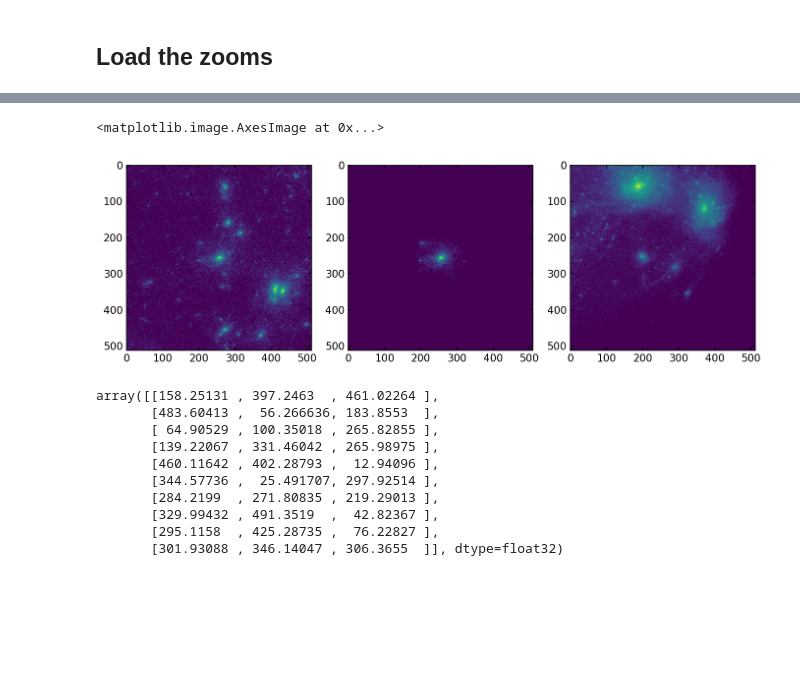
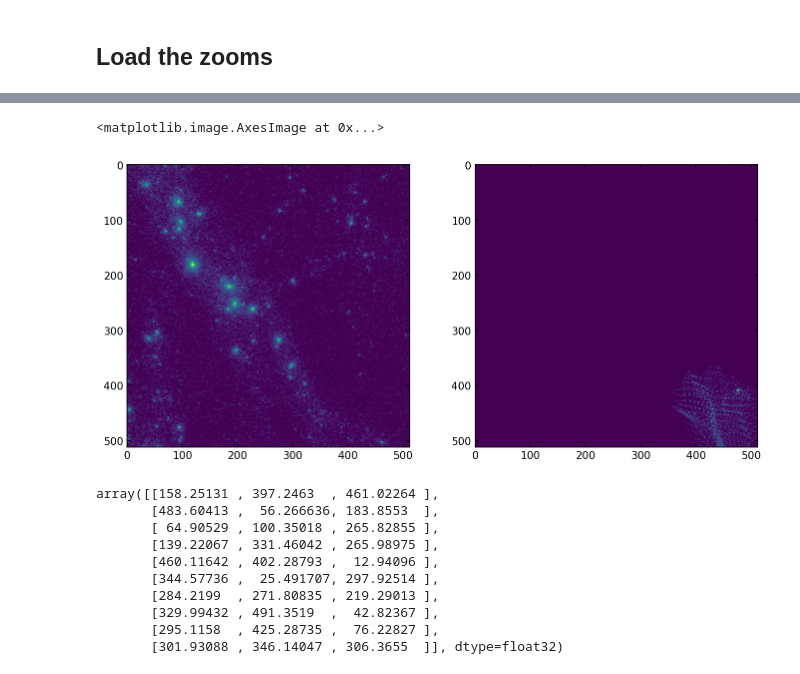
Before and after one commit to fgmaion/MTNG-resims, a Jupyter notebook: Notebooks/galaxy_comparison_July_2.ipynb, the cells around one changed output, grey strips where cells are left out. Saved outputs shown, nothing was run; the diff lists cells and outputs as text; code cells hidden in the pictures; blank space fills up the shorter version.

```diff
--- a/Notebooks/galaxy_comparison_July_2.ipynb
+++ b/Notebooks/galaxy_comparison_July_2.ipynb
@@ -143,7 +70,7 @@ sim = bacco.Simulation(basedir=base, dm_file="snapdir_000/snapshot_000", sim_for
 ## Load the zooms
 # %%
 #base = "/cosmos_storage/data_sharing/tmp_resims/1080-A/level4/haloes_10/hydro_output/"
-base = "/cosmos_storage/data_sharing/MN5_resims/halos_10/hydro_output/"
+base = "/cosmos_storage/data_sharing/MN5_resims/1pmbin_2160_legacy/1pmbin_2160_legacy/hydro_output"
 
 sigma8 = 0.8159 #CHECK ME
 ns     = 0.9667 #CHECK ME
@@ -151,6 +78,4 @@ tau    = 0.0965 #CHECK ME
 
 sim = bacco.Simulation(basedir=base, halo_file="groups_009/fof_subhalo_tab_009", dm_file="snapdir_009/snapshot_009", sim_format='TNG500', fixedPk=True, use_orphans=False,\
                         tau=tau, ns=ns, sigma8=sigma8, use_ids=False)
-
-pos_zoom = sim.dm['pos']
 # %% [output]
@@ -179,10 +86,10 @@ pos_zoom = sim.dm['pos']
 # %%
 L_p = 8
 z_slab = 10
-xmin = np.array([halo_pos[0][0]-L_p/2,halo_pos[0][1]-L_p/2,halo_pos[0][2]-z_slab/2])
+xmin = np.array([halo_pos[ihalo][0]-L_p/2,halo_pos[ihalo][1]-L_p/2,halo_pos[ihalo][2]-z_slab/2])
 
-mtng_sel = np.where( (pos_mtng[:,0]>(halo_pos[0][0]-L_p/2)) & (pos_mtng[:,0]<(halo_pos[0][0]+L_p/2)) &\
-                     (pos_mtng[:,1]>(halo_pos[0][1]-L_p/2)) & (pos_mtng[:,1]<(halo_pos[0][1]+L_p/2)) &\
-                     (pos_mtng[:,2]>(halo_pos[0][2]-z_slab/2)) & (pos_mtng[:,0]<(halo_pos[0][2]+z_slab/2)) )[0]
+zoom_sel = np.where( (sim.dm['pos'][:,0]>(halo_pos[ihalo][0]-L_p/2)) & (sim.dm['pos'][:,0]<(halo_pos[ihalo][0]+L_p/2)) &\
+                     (sim.dm['pos'][:,1]>(halo_pos[ihalo][1]-L_p/2)) & (sim.dm['pos'][:,1]<(halo_pos[ihalo][1]+L_p/2)) &\
+                     (sim.dm['pos'][:,2]>(halo_pos[ihalo][2]-z_slab/2)) & (sim.dm['pos'][:,2]<(halo_pos[ihalo][2]+z_slab/2)) )[0]
 
-mtng_grid = bacco.statistics.compute_mesh(pos=pos_mtng[mtng_sel] - xmin[np.newaxis,:], box=L_p, ngrid=512)
+zoom_grid = bacco.statistics.compute_mesh(pos=sim.dm['pos'][zoom_sel] - xmin[np.newaxis,:], box=L_p, ngrid=512)
@@ -189,5 +98,6 @@ mtng_grid = bacco.statistics.compute_mesh(pos=pos_mtng[mtng_sel] - xmin[np.newax
 # %%
-halo_sel = np.where( (mtng_halo[:,0]>(halo_pos[0][0]-L_p/2)) & (mtng_halo[:,0]<(halo_pos[0][0]+L_p/2)) &\
-                     (mtng_halo[:,1]>(halo_pos[0][1]-L_p/2)) & (mtng_halo[:,1]<(halo_pos[0][1]+L_p/2)) &\
-                     (mtng_halo[:,2]>(halo_pos[0][2]-z_slab/2)) & (mtng_halo[:,0]<(halo_pos[0][2]+z_slab/2)) &
-                     (mtng_dm.fof['halo_m200b']>10) )[0]
+mtng_sel = np.where( (mtng_dm.dm['pos'][:,0]>(halo_pos[ihalo][0]-L_p/2)) & (mtng_dm.dm['pos'][:,0]<(halo_pos[ihalo][0]+L_p/2)) &\
+                     (mtng_dm.dm['pos'][:,1]>(halo_pos[ihalo][1]-L_p/2)) & (mtng_dm.dm['pos'][:,1]<(halo_pos[ihalo][1]+L_p/2)) &\
+                     (mtng_dm.dm['pos'][:,2]>(halo_pos[ihalo][2]-z_slab/2)) & (mtng_dm.dm['pos'][:,2]<(halo_pos[ihalo][2]+z_slab/2)) )[0]
+
+mtng_grid = bacco.statistics.compute_mesh(pos=mtng_dm.dm['pos'][mtng_sel] - xmin[np.newaxis,:], box=L_p, ngrid=512)
@@ -196,24 +104,18 @@ halo_sel = np.where( (mtng_halo[:,0]>(halo_pos[0][0]-L_p/2)) & (mtng_halo[:,0]<(
 # %%
 halo_grid = bacco.statistics.compute_mesh(pos=pos_halo - xmin[np.newaxis,:], box=L_p, ngrid=512)
-# %%
-zoom_sel = np.where( (pos_zoom[:,0]>(halo_pos[0][0]-L_p/2)) & (pos_zoom[:,0]<(halo_pos[0][0]+L_p/2)) &\
-                     (pos_zoom[:,1]>(halo_pos[0][1]-L_p/2)) & (pos_zoom[:,1]<(halo_pos[0][1]+L_p/2)) &\
-                     (pos_zoom[:,2]>(halo_pos[0][2]-z_slab/2)) & (pos_zoom[:,0]<(halo_pos[0][2]+z_slab/2)) )[0]
-
-zoom_grid = bacco.statistics.compute_mesh(pos=pos_zoom[zoom_sel] - xmin[np.newaxis,:], box=L_p, ngrid=512)
 # %%
-fig, ax = plt.subplots(1,3, dpi=150, figsize=(11,5))
+fig, ax = plt.subplots(1,2, dpi=150, figsize=(11,5))
 
+#ax[0].imshow(np.log10(1+np.sum(mtng_grid[0,:,:,:],axis=2)))
 ax[0].imshow(np.log10(1+np.sum(mtng_grid[0,:,:,:],axis=2)))
-ax[1].imshow(np.log10(1+np.sum(halo_grid[0,:,:,:],axis=2)))
-ax[2].imshow(np.log10(1+np.sum(zoom_grid[0,:,:,:],axis=2)))
+ax[1].imshow(np.log10(1+np.sum(zoom_grid[0,:,:,:],axis=2)))
 
-for i in range(halo_sel.shape):
-    circle = plt.Circle((mtng_halo[halo_sel][i,1],mtng_halo[halo_sel][i,0]), mtng_dm.fof['halo_r200c'][mtng_sel][i]/L_p*512, color='r', fill=False)
-    ax[1].add_artist(circle)
+# for i in range(halo_sel.shape):
+#     circle = plt.Circle((mtng_halo[halo_sel][i,1],mtng_halo[halo_sel][i,0]), mtng_dm.fof['halo_r200c'][mtng_sel][i]/L_p*512, color='r', fill=False)
+#     ax[1].add_artist(circle)
 # %% [output]
 <matplotlib.image.AxesImage at 0x...>
-[figure, old version]
+[figure, new version]
 # %%
 pos = sim.hy['dm']['pos']
 zoom_grid = bacco.statistics.compute_mesh(pos=pos - np.array([25,380,440])[np.newaxis   , :], box=30, ngrid=512)
```
Also changed, not shown: parts of 16 cells of this notebook, 4 other files.
